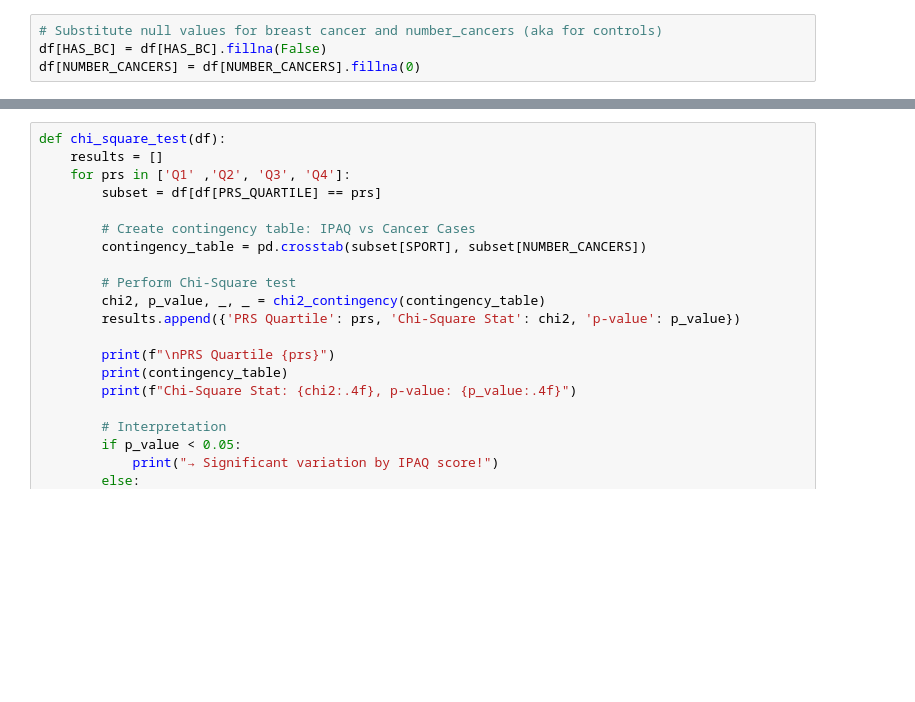
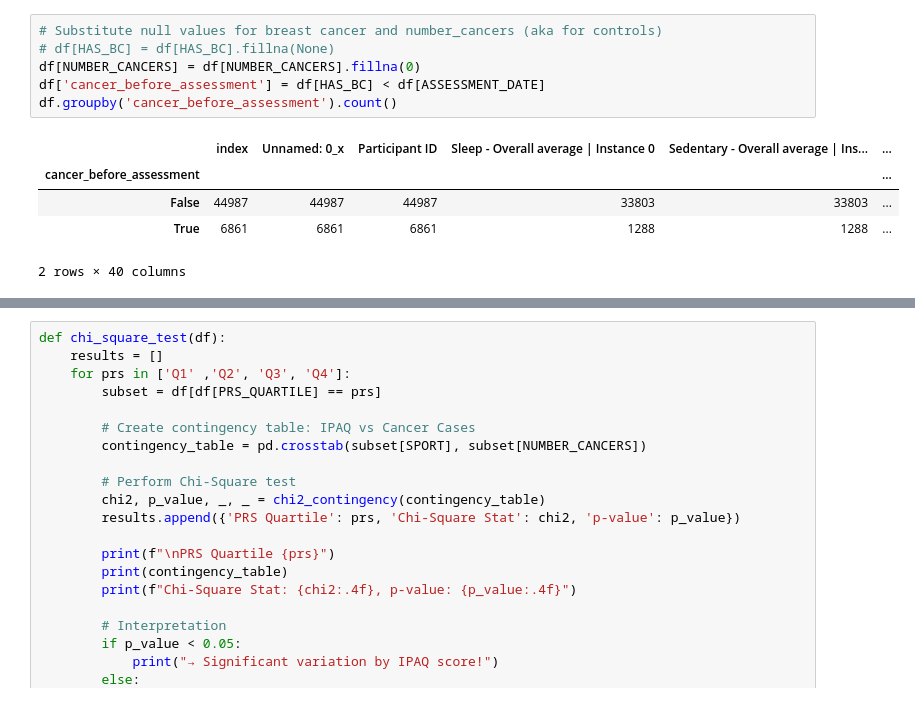
Before and after one commit to esteeliat/sports, a Jupyter notebook: Analysis.ipynb, the cells around one changed output, grey strips where cells are left out. Cells and saved outputs as stored; diff of their text form; blank space fills up the shorter version.

```diff
--- a/Analysis.ipynb
+++ b/Analysis.ipynb
@@ -45,7 +47,15 @@ memory usage: 8.5+ MB
 # %%
 # Substitute null values for breast cancer and number_cancers (aka for controls)
-df[HAS_BC] = df[HAS_BC].fillna(False)
+# df[HAS_BC] = df[HAS_BC].fillna(None)
 df[NUMBER_CANCERS] = df[NUMBER_CANCERS].fillna(0)
+df['cancer_before_assessment'] = df[HAS_BC] < df[ASSESSMENT_DATE]
+df.groupby('cancer_before_assessment').count()
+# %% [output]
+|  | index | Unnamed: 0_x | Participant ID | Sleep - Overall average | Instance 0 | Sedentary - Overall average | Ins... | ... |
+| cancer_before_assessment |  |  |  |  |  | ... |
+| False | 44987 | 44987 | 44987 | 33803 | 33803 | ... |
+| True | 6861 | 6861 | 6861 | 1288 | 1288 | ... |
+2 rows × 40 columns
 # %%
 ## PICK THE SPORT MEASUREMENT ##
 
```
Also changed, not shown: parts of 7 cells of this notebook, 15 other files.
